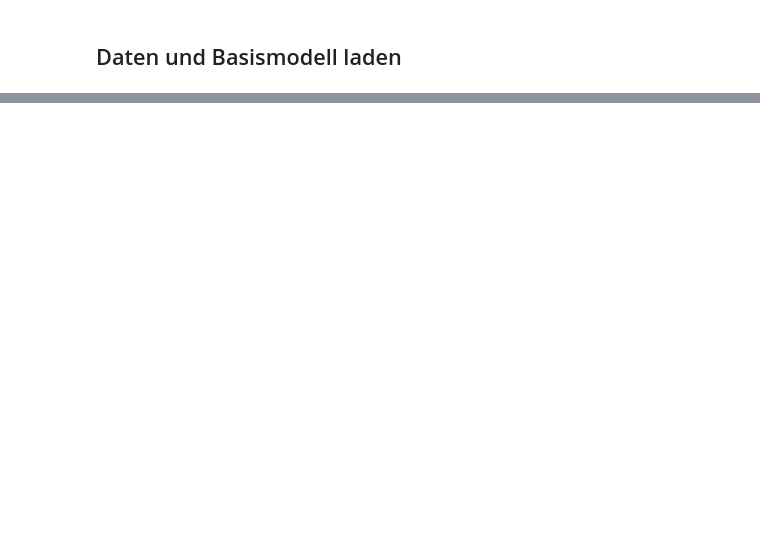
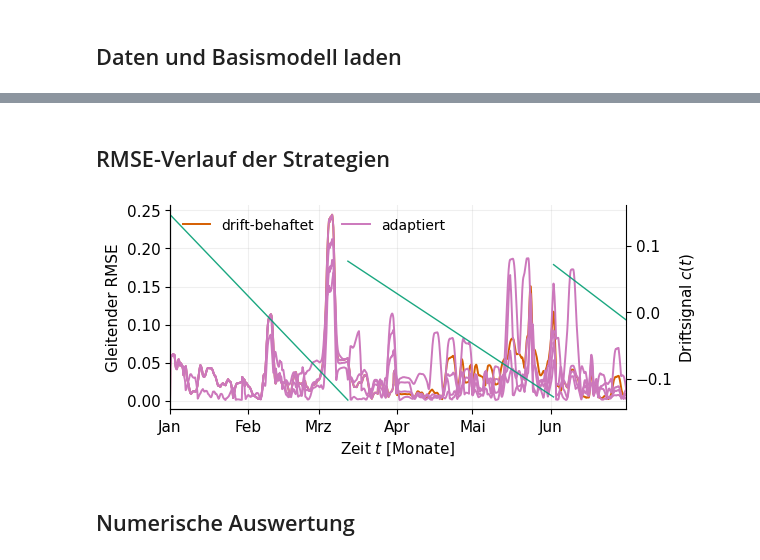
Before and after one commit to marijan-p/process_optimization_concept_drift, a Jupyter notebook: ipynb/tep/tep_adaptation.ipynb, the cells around one changed output, grey strips where cells are left out. Saved outputs shown, nothing was run; the diff lists cells and outputs as text; code cells hidden in the pictures; blank space fills up the shorter version.

```diff
--- a/ipynb/tep/tep_adaptation.ipynb
+++ b/ipynb/tep/tep_adaptation.ipynb
@@ -423,0 +745,43 @@ mx.save(res_store, "adaptation", adapt_cfg, final=IS_FINAL)
+# %% [markdown]
+## RMSE-Verlauf der Strategien
+# %%
+from matplotlib import dates as mdates
+from src.utils import thesis_style as ts
+
+WIN = max(10, 86400 // STEP_S)
+
+fig, ax = plt.subplots(figsize=(ts.fig_width(), ts.fig_width(0.45)))
+
+_adapt_labeled = False
+for key, title in PANELS:
+    e = pd.Series(np.asarray(seed_results[_medoid][key]["errors"], float), index=time_index)
+    rmse_roll = np.sqrt((e ** 2).rolling(WIN, min_periods=1).mean())
+    rmse_roll = rmse_roll[_mask_plot]
+    if key == "baseline":
+        _col, _lab = ts.C["drift_afflicted"], "drift-behaftet"
+    else:
+        _col = ts.C["adapted"]
+        _lab = "adaptiert" if not _adapt_labeled else None
+        _adapt_labeled = True
+    ax.plot(rmse_roll.index, rmse_roll.values, color=_col, linewidth=1.4, label=_lab)
+
+ax2 = ax.twinx()
+for i, (a, b) in enumerate(zip(np.r_[0, cut], np.r_[cut, len(cd_plot)])):
+    ax2.plot(t_plot[a:b], cd_plot[a:b], **ts.line("drift_signal", linewidth=1.0))
+ax2.set_ylabel("Driftsignal $c(t)$")
+ax2.spines["right"].set_visible(True)
+ax2.spines["top"].set_visible(False)
+
+ax.set_ylabel("Gleitender RMSE")
+ax.set_xlabel("Zeit $t$ [Monate]")
+ax.margins(x=0)
+ax.grid(True, alpha=0.2)
+ax.xaxis.set_major_locator(mdates.MonthLocator(interval=1))
+ax.xaxis.set_major_formatter(mdates.DateFormatter("%b"))
+ax.legend(loc="upper left", ncol=2, frameon=False)
+fig.tight_layout()
+plt.show()
+# %% [output]
+[figure, added]
+# %% [markdown]
+## Numerische Auswertung
```
Also changed, not shown: parts of 37 cells of this notebook, 42 other files.
